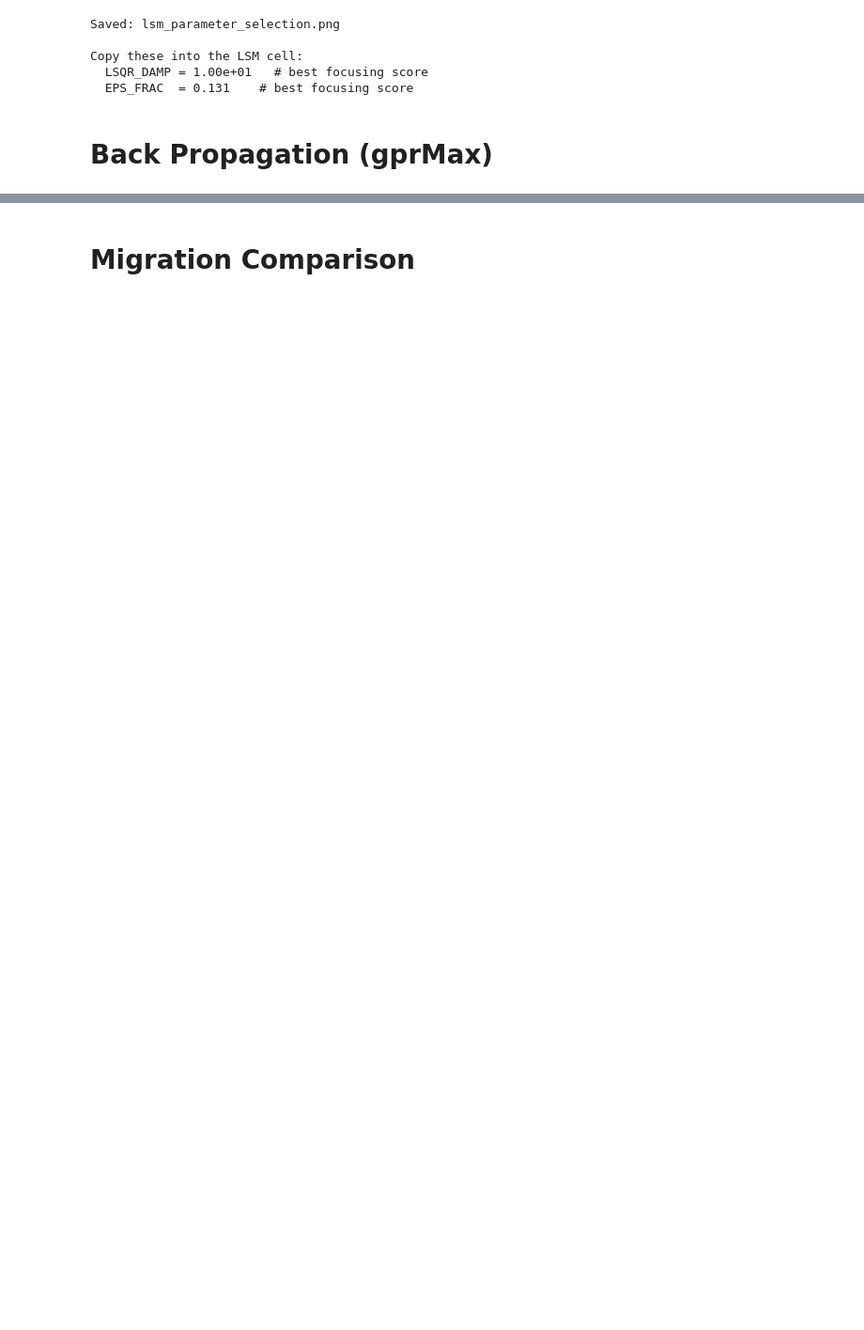
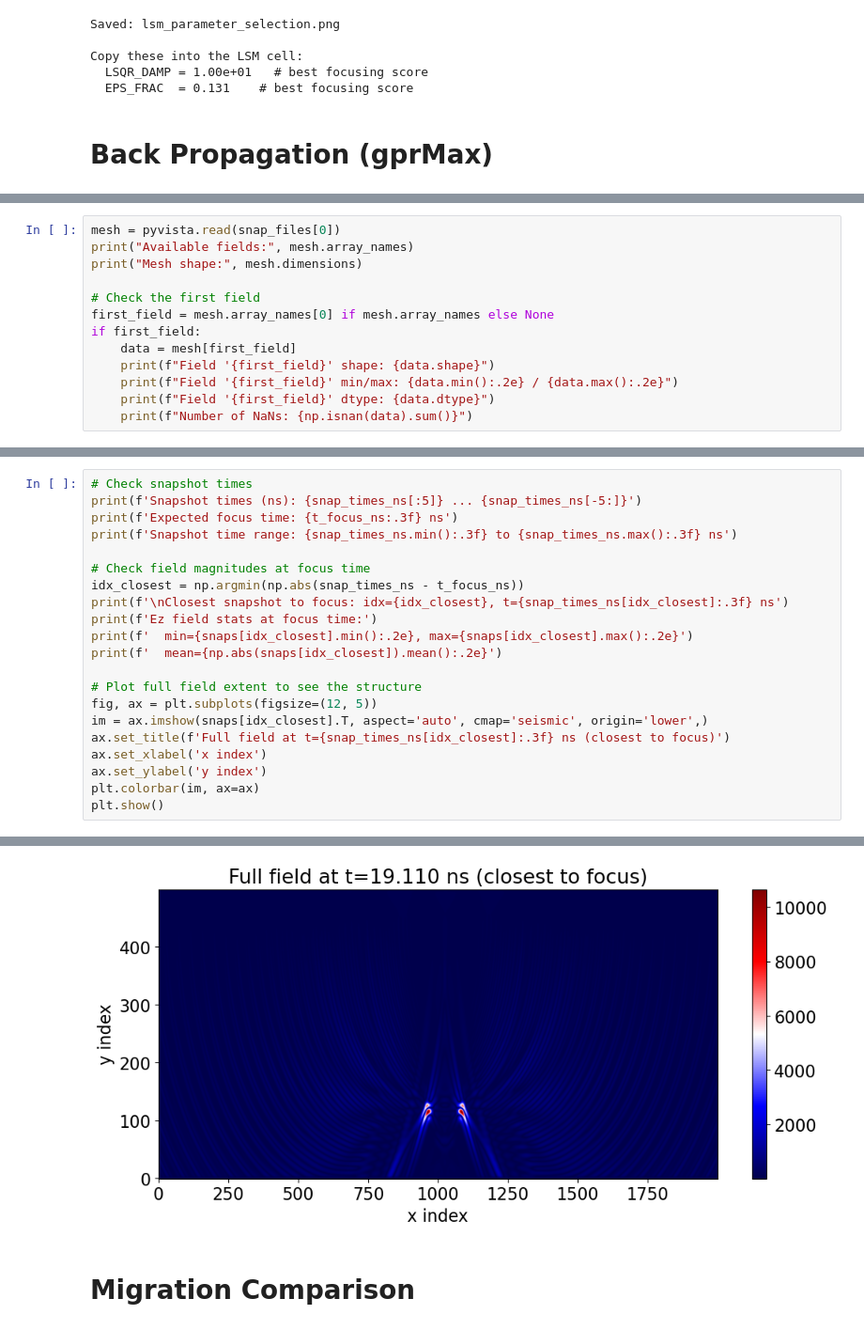
Before and after one commit to ConnervanK/Thesiss, a Jupyter notebook: TimeLapse_Notebooks/B_Scan_Migration_Playground2.ipynb, the cells around one changed output, grey strips where cells are left out. Shown at 94% size. Saved outputs shown, nothing was run; the diff lists cells and outputs as text; blank space fills up the shorter version.

Commit message:
Fixed back prop, still need to fix plotting

```diff
--- a/TimeLapse_Notebooks/B_Scan_Migration_Playground2.ipynb
+++ b/TimeLapse_Notebooks/B_Scan_Migration_Playground2.ipynb
@@ -2053,0 +1963,13 @@ AttributeError: 'FDTDGrid' object has no attribute 'updatecoeffsH'
+# %%
+mesh = pyvista.read(snap_files[0])
+print("Available fields:", mesh.array_names)
+print("Mesh shape:", mesh.dimensions)
+
+# Check the first field
+first_field = mesh.array_names[0] if mesh.array_names else None
+if first_field:
+    data = mesh[first_field]
+    print(f"Field '{first_field}' shape: {data.shape}")
+    print(f"Field '{first_field}' min/max: {data.min():.2e} / {data.max():.2e}")
+    print(f"Field '{first_field}' dtype: {data.dtype}")
+    print(f"Number of NaNs: {np.isnan(data).sum()}")
@@ -2053,0 +2107,22 @@ AttributeError: 'FDTDGrid' object has no attribute 'updatecoeffsH'
+# %%
+# Check snapshot times
+print(f'Snapshot times (ns): {snap_times_ns[:5]} ... {snap_times_ns[-5:]}')
+print(f'Expected focus time: {t_focus_ns:.3f} ns')
+print(f'Snapshot time range: {snap_times_ns.min():.3f} to {snap_times_ns.max():.3f} ns')
+
+# Check field magnitudes at focus time
+idx_closest = np.argmin(np.abs(snap_times_ns - t_focus_ns))
+print(f'\nClosest snapshot to focus: idx={idx_closest}, t={snap_times_ns[idx_closest]:.3f} ns')
+print(f'Ez field stats at focus time:')
+print(f'  min={snaps[idx_closest].min():.2e}, max={snaps[idx_closest].max():.2e}')
+print(f'  mean={np.abs(snaps[idx_closest]).mean():.2e}')
+
+# Plot full field extent to see the structure
+fig, ax = plt.subplots(figsize=(12, 5))
+im = ax.imshow(snaps[idx_closest].T, aspect='auto', cmap='seismic', origin='lower',)
+ax.set_title(f'Full field at t={snap_times_ns[idx_closest]:.3f} ns (closest to focus)')
+ax.set_xlabel('x index')
+ax.set_ylabel('y index')
+plt.colorbar(im, ax=ax)
+plt.show()
+# %% [output]
@@ -2054,2 +2137,3 @@ AttributeError: 'FDTDGrid' object has no attribute 'updatecoeffsH'
+[figure, added]
 # %% [markdown]
 # Migration Comparison
```
Also changed, not shown: parts of 11 cells of this notebook, 1 other file.
